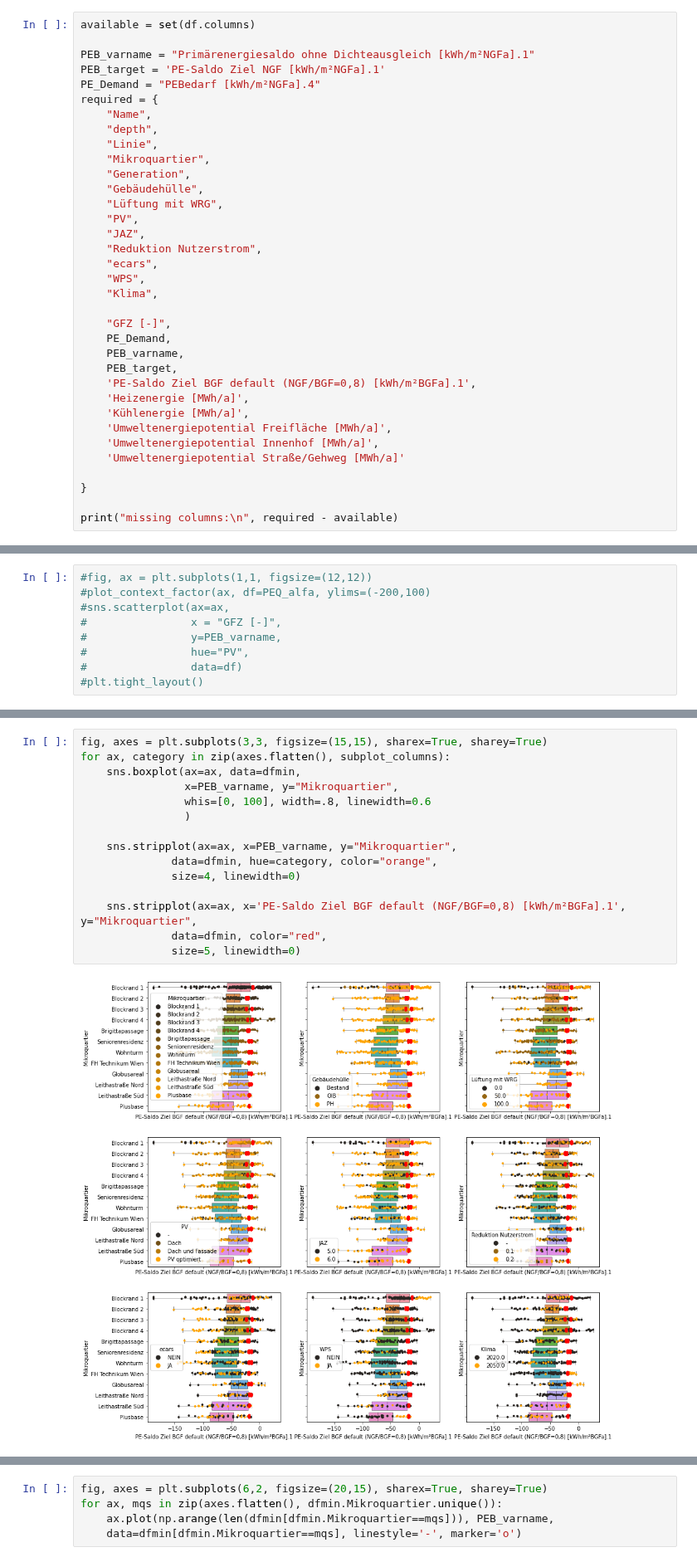
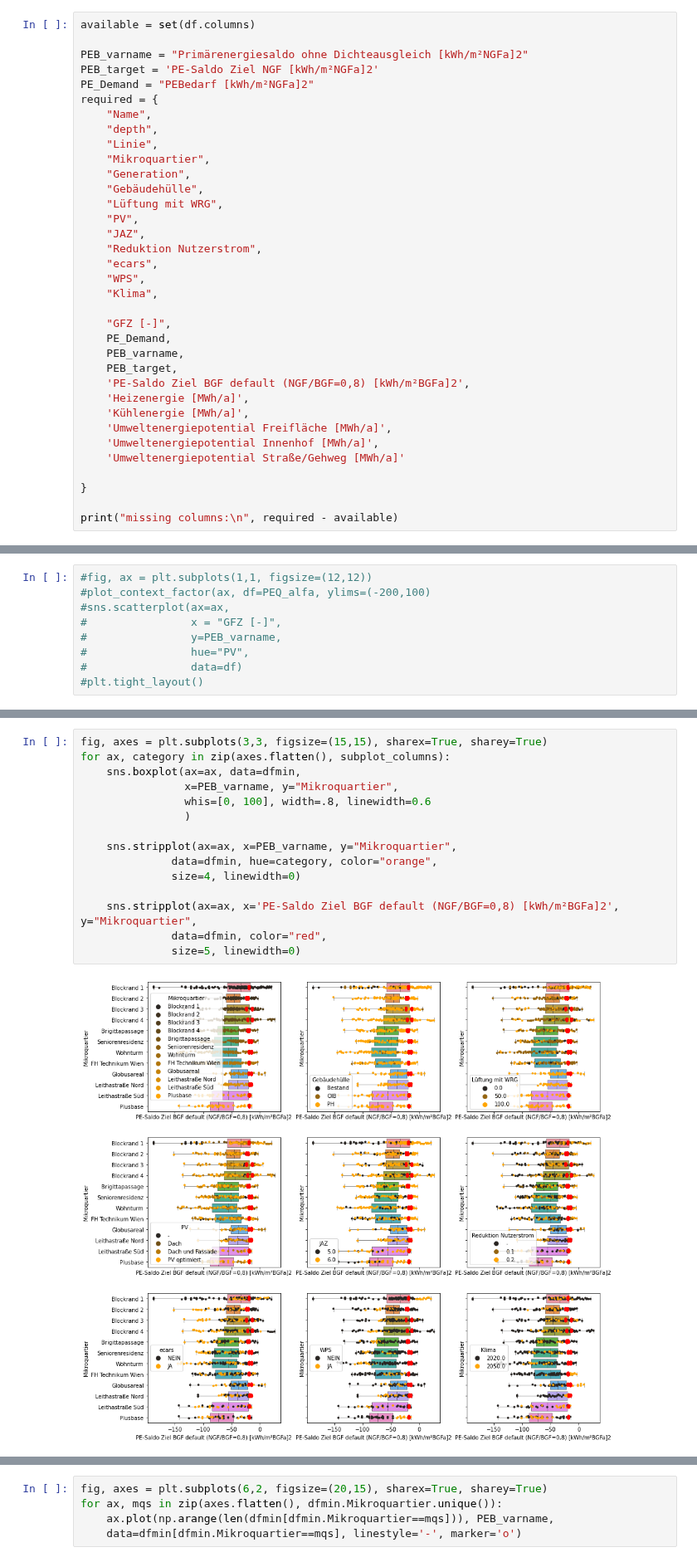
Before and after one commit to simonschaluppe/peexcel, a Jupyter notebook: peexcel/Analysis/Varianten_Analyse_PEC.ipynb, the cells around one changed output, grey strips where cells are left out. Shown at 83% size. Drawn from its saved outputs; the diff is of its cells as text.

```diff
--- a/peexcel/Analysis/Varianten_Analyse_PEC.ipynb
+++ b/peexcel/Analysis/Varianten_Analyse_PEC.ipynb
@@ -93,9 +93,9 @@ Index(['Name', 'Quartier', 'depth', 'Linie', 'Forschungsprojekt', 'Land',
 # %%
 available = set(df.columns)
 
-PEB_varname = "Primärenergiesaldo ohne Dichteausgleich [kWh/m²NGFa].1"
-PEB_target = 'PE-Saldo Ziel NGF [kWh/m²NGFa].1'
-PE_Demand = "PEBedarf [kWh/m²NGFa].4"
+PEB_varname = "Primärenergiesaldo ohne Dichteausgleich [kWh/m²NGFa]2"
+PEB_target = 'PE-Saldo Ziel NGF [kWh/m²NGFa]2'
+PE_Demand = "PEBedarf [kWh/m²NGFa]2"
 required = {
     "Name",
     "depth",
@@ -115,7 +115,7 @@ required = {
     PE_Demand,
     PEB_varname,
     PEB_target,
-    'PE-Saldo Ziel BGF default (NGF/BGF=0,8) [kWh/m²BGFa].1',
+    'PE-Saldo Ziel BGF default (NGF/BGF=0,8) [kWh/m²BGFa]2',
     'Heizenergie [MWh/a]',
     'Kühlenergie [MWh/a]',
     'Umweltenergiepotential Freifläche [MWh/a]',
@@ -216,20 +216,20 @@ Index(['Name', 'Primärenergiesaldo ohne Dichteausgleich [kWh/m²NGFa].1',
 # %%
 fig, axes = plt.subplots(3,3, figsize=(15,15), sharex=True, sharey=True)
 for ax, category in zip(axes.flatten(), subplot_columns):
     sns.boxplot(ax=ax, data=dfmin,
                 x=PEB_varname, y="Mikroquartier",
                 whis=[0, 100], width=.8, linewidth=0.6
                 )
 
     sns.stripplot(ax=ax, x=PEB_varname, y="Mikroquartier",
               data=dfmin, hue=category, color="orange",
               size=4, linewidth=0)
 
-    sns.stripplot(ax=ax, x='PE-Saldo Ziel BGF default (NGF/BGF=0,8) [kWh/m²BGFa].1', y="Mikroquartier",
+    sns.stripplot(ax=ax, x='PE-Saldo Ziel BGF default (NGF/BGF=0,8) [kWh/m²BGFa]2', y="Mikroquartier",
               data=dfmin, color="red",
               size=5, linewidth=0)
 # %% [output]
-[figure, old version]
+[figure, new version]
 # %%
 fig, axes = plt.subplots(6,2, figsize=(20,15), sharex=True, sharey=True)
 for ax, mqs in zip(axes.flatten(), dfmin.Mikroquartier.unique()):
```
Also changed, not shown: parts of 11 cells of this notebook.
